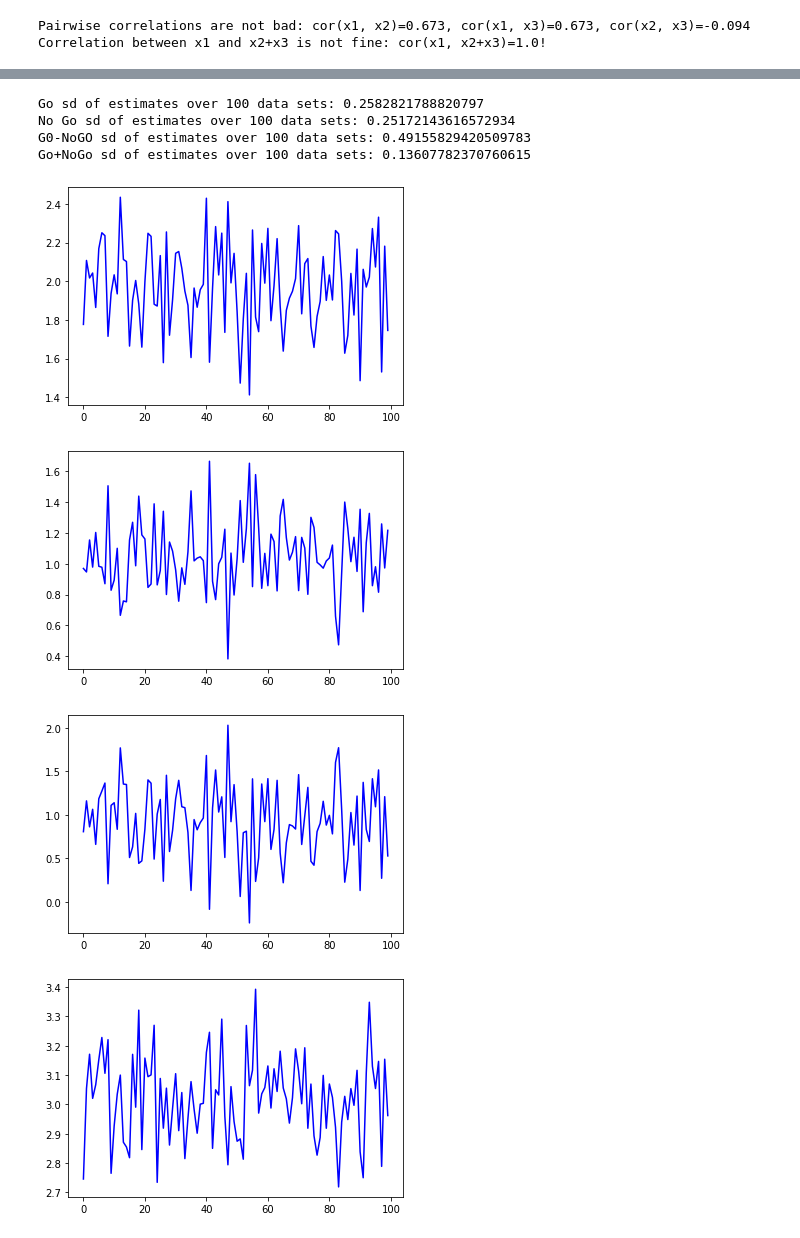
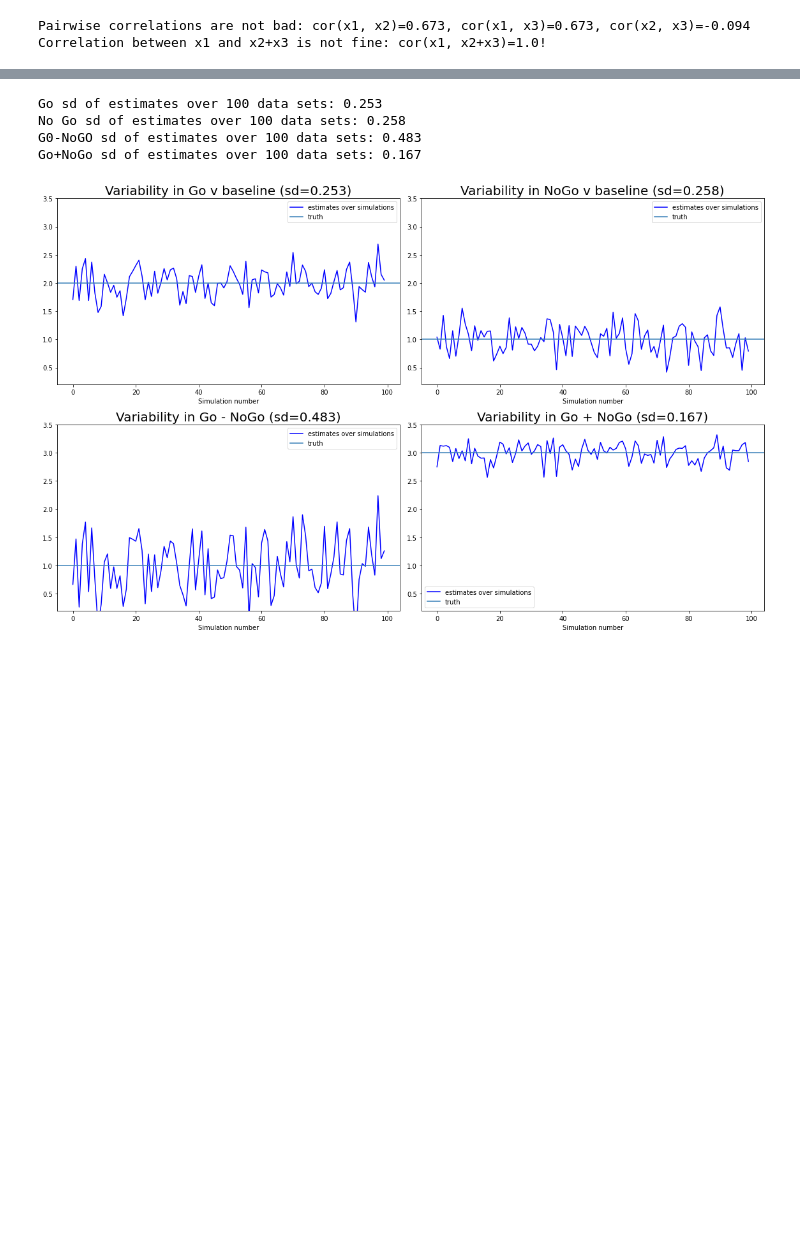
Before and after one commit to jmumford/DesignAnalysisCode, a Jupyter notebook: fmri_regressors.ipynb, the cells around one changed output, grey strips where cells are left out. Cells and saved outputs as stored; diff of their text form; code cells hidden in the pictures; blank space fills up the shorter version.

```diff
--- a/fmri_regressors.ipynb
+++ b/fmri_regressors.ipynb
@@ -528,9 +578,9 @@ go_nogo_est = []
 sum_go_nogo = []
 
 for i in range(nsims):
-    bold = 2*desmat['go'] + desmat['nogo'] + np.random.normal(loc=0, scale=.1, size=len(desmat['go']))
-    desmat['bold'] = bold
-    model = smf.ols(formula='bold ~ go + nogo', data=desmat).fit()
+    bold = 2*desmat1['go'] + desmat1['nogo'] + np.random.normal(loc=0, scale=.1, size=len(desmat1['go']))
+    desmat1['bold'] = bold
+    model = smf.ols(formula='bold ~ go + nogo', data=desmat1).fit()
     go_loop = model.t_test([0, 1, 0])
     go_est.append(go_loop.effect)
     nogo_loop = model.t_test([0, 0, 1])
@@ -540,29 +590,52 @@ for i in range(nsims):
     sum_go_nogo_loop = model.t_test([0, 1, 1])
     sum_go_nogo.append(sum_go_nogo_loop.effect)
 
-print(f'Go sd of estimates over 100 data sets: {np.std(go_est)}')
-print(f'No Go sd of estimates over 100 data sets: {np.std(nogo_est)}')
-print(f'G0-NoGO sd of estimates over 100 data sets: {np.std(go_nogo_est)}')
-print(f'Go+NoGo sd of estimates over 100 data sets: {np.std(sum_go_nogo)}')
+
+sd_go = np.round(np.std(go_est), 3)
+sd_nogo = np.round(np.std(nogo_est), 3)
+sd_go_minus_nogo = np.round(np.std(go_nogo_est), 3)
+sd_go_plus_nogo = np.round(np.std(sum_go_nogo), 3)
+print(f'Go sd of estimates over 100 data sets: {sd_go}')
+print(f'No Go sd of estimates over 100 data sets: {sd_nogo}')
+print(f'G0-NoGO sd of estimates over 100 data sets: {sd_go_minus_nogo}')
+print(f'Go+NoGo sd of estimates over 100 data sets: {sd_go_plus_nogo}')
 # %% [output]
-Go sd of estimates over 100 data sets: 0.2582821788820797
-No Go sd of estimates over 100 data sets: 0.25172143616572934
-G0-NoGO sd of estimates over 100 data sets: 0.49155829420509783
-Go+NoGo sd of estimates over 100 data sets: 0.13607782370760615
+Go sd of estimates over 100 data sets: 0.253
+No Go sd of estimates over 100 data sets: 0.258
+G0-NoGO sd of estimates over 100 data sets: 0.483
+Go+NoGo sd of estimates over 100 data sets: 0.167
-# %%
-plt.plot(go_est, 'b')
-plt.show()
-
-plt.plot(nogo_est, 'b')
-plt.show()
-
-plt.plot(go_nogo_est, 'b')
-plt.show()
-
-plt.plot(sum_go_nogo, 'b')
-plt.show()
-# %% [output]
-[figure, removed]
-[figure, removed]
-[figure, removed]
-[figure, removed]
+# %%
+fig, axs = plt.subplots(2, 2, figsize = (16,10))
+
+axs[0,0].plot(go_est, 'b', label='estimates over simulations')
+axs[0,0].axhline(y=2, label='truth')
+axs[0,0].set_xlabel('Simulation number')
+axs[0,0].legend()
+axs[0,0].set_ylim([.2, 3.5])
+axs[0,0].set_title(f'Variability in Go v baseline (sd={sd_go})', fontsize=20)
+
+axs[0,1].plot(nogo_est, 'b', label='estimates over simulations')
+axs[0,1].axhline(y=1, label='truth')
+axs[0,1].set_xlabel('Simulation number')
+axs[0,1].legend()
+axs[0,1].set_ylim([.2, 3.5])
+axs[0,1].set_title(f'Variability in NoGo v baseline (sd={sd_nogo})', fontsize=20)
+
+axs[1,0].plot(go_nogo_est, 'b', label='estimates over simulations')
+axs[1,0].axhline(y=1, label='truth')
+axs[1,0].set_xlabel('Simulation number')
+axs[1,0].legend()
+axs[1,0].set_ylim([.2, 3.5])
+axs[1,0].set_title(f'Variability in Go - NoGo (sd={sd_go_minus_nogo})', fontsize=20)
+
+axs[1,1].plot(sum_go_nogo, 'b', label='estimates over simulations')
+axs[1,1].axhline(y=3, label='truth')
+axs[1,1].set_xlabel('Simulation number')
+axs[1,1].legend()
+axs[1,1].set_ylim([.2, 3.5])
+axs[1,1].set_title(f'Variability in Go + NoGo (sd={sd_go_plus_nogo})', fontsize=20)
+
+fig.tight_layout()
+plt.show()
+# %% [output]
+[figure, added]
```
Also changed, not shown: parts of 16 cells of this notebook.
